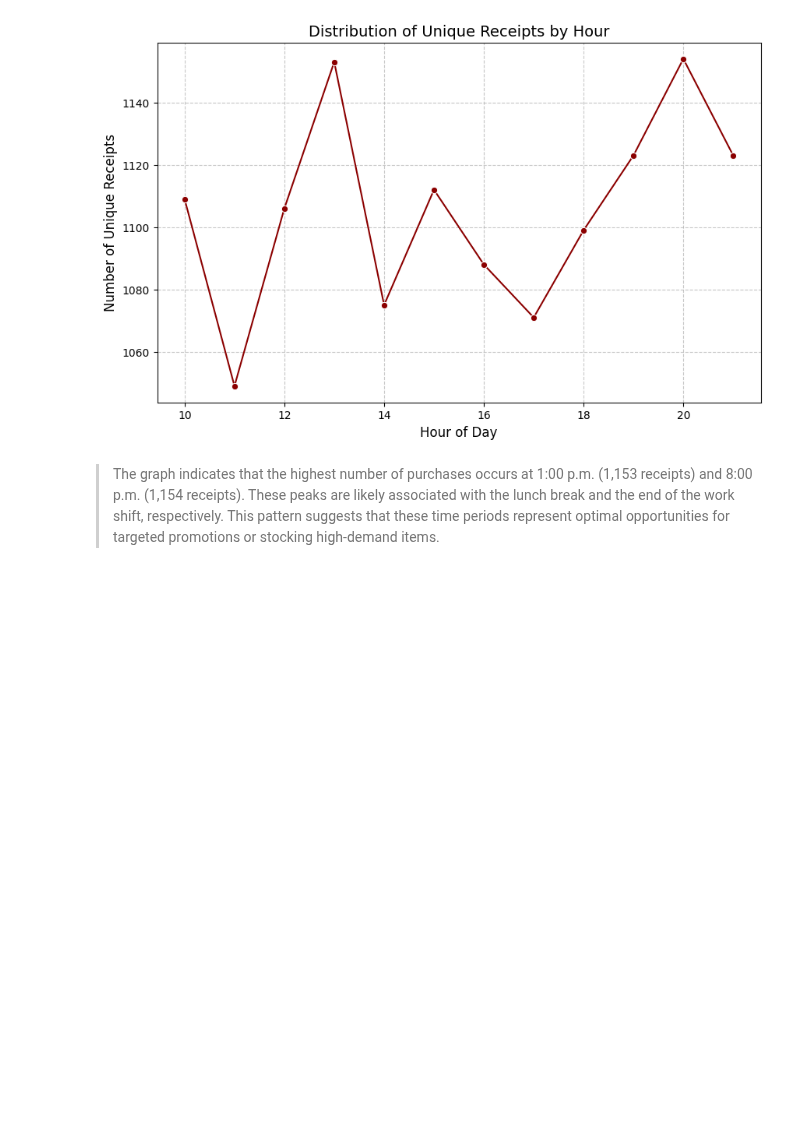
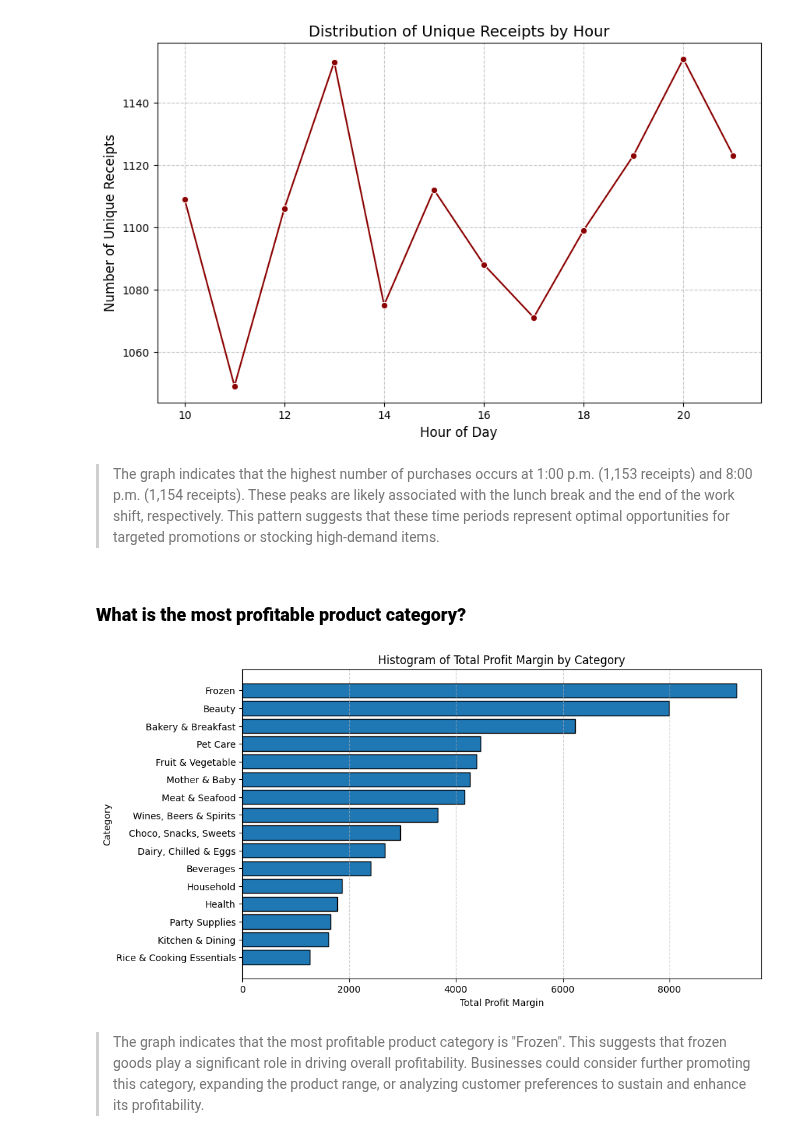
Before and after one commit to KharchenkoAnastasia/customer_analysis_grocery_chain, a Jupyter notebook: customer_analysis_grocery_chain.ipynb, the cells around one changed output. Cells and saved outputs as stored; diff of their text form; code cells hidden in the pictures; blank space fills up the shorter version.

Commit message:
customer_analysis_grocery_chain

```diff
--- a/customer_analysis_grocery_chain.ipynb
+++ b/customer_analysis_grocery_chain.ipynb
@@ -412,3 +413,25 @@ plt.grid(True, linestyle='--', alpha=0.7)
 
 
 > The graph indicates that the highest number of purchases occurs at 1:00 p.m. (1,153 receipts) and 8:00 p.m. (1,154 receipts). These peaks are likely associated with the lunch break and the end of the work shift, respectively. This pattern suggests that these time periods represent optimal opportunities for targeted promotions or stocking high-demand items.
+# %% [markdown]
+### **What is the most profitable product category?**
+# %%
+# Group by 'Category' and sum the 'Profit Margin'
+profit_by_category = df.groupby('Category')["Profit Margin"].sum().round(2).reset_index()
+
+# Sort by total profit in descending order
+profit_by_category=profit_by_category.sort_values(by='Profit Margin')
+
+plt.figure(figsize=(10, 6))
+plt.barh(profit_by_category['Category'], profit_by_category['Profit Margin'],  edgecolor='black')
+plt.xlabel('Total Profit Margin')
+plt.ylabel('Category')
+plt.title('Histogram of Total Profit Margin by Category')
+plt.grid(axis="x", linestyle='--', alpha=0.7)
+plt.show()
+# %% [output]
+[figure, added]
+# %% [markdown]
+
+
+> The graph indicates that the most profitable product category is "Frozen". This suggests that frozen goods play a significant role in driving overall profitability. Businesses could consider further promoting this category, expanding the product range, or analyzing customer preferences to sustain and enhance its profitability.
```
Also changed, not shown: parts of 1 cell of this notebook.
